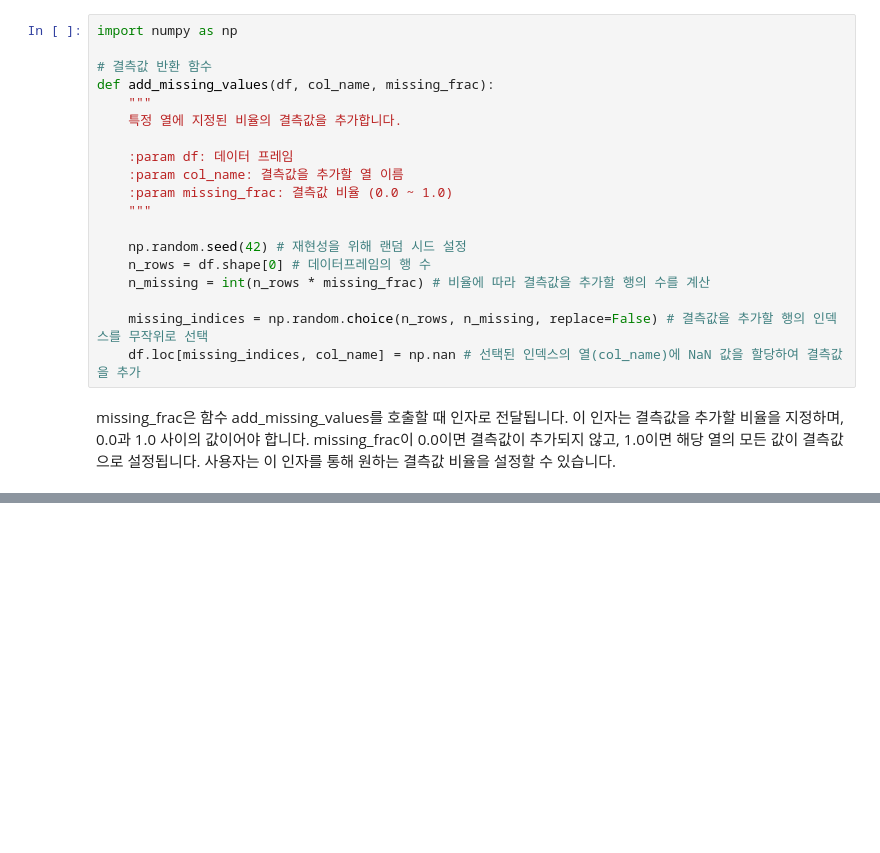
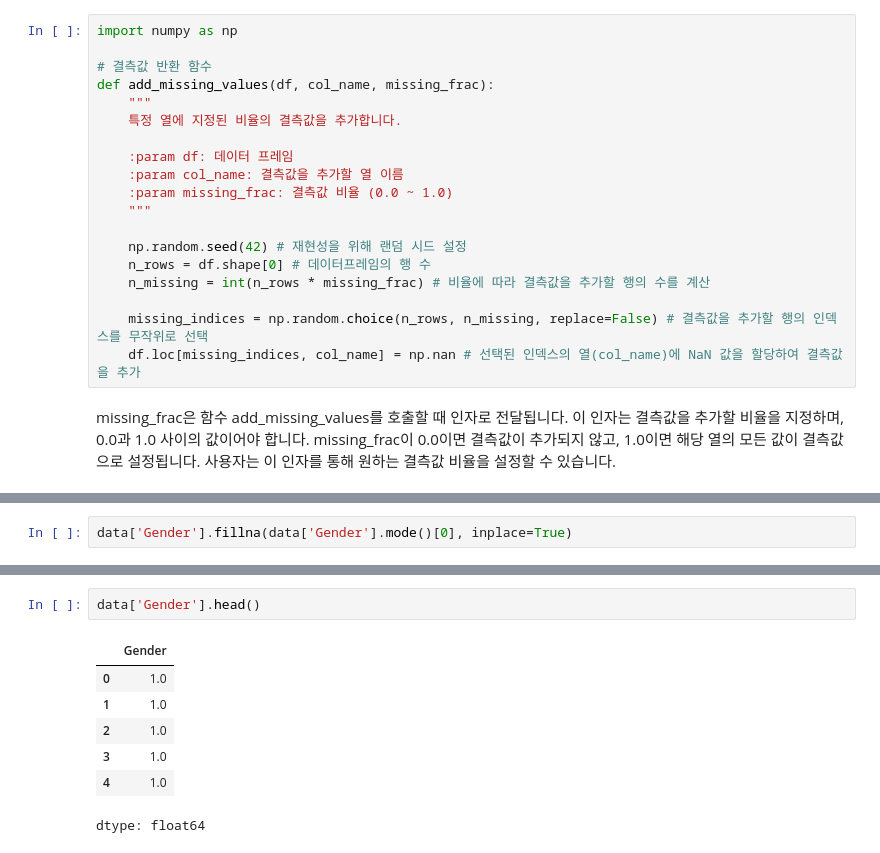
Before and after one commit to hyeonhye126/KakaoTech-Bootcamp, a Jupyter notebook: 데이터의 활용 및 구현/KTB_Day2_GenAI_데이터의활용및구현2_Practice.ipynb, the cells around one changed output, grey strips where cells are left out. Drawn from its saved outputs; the diff is of its cells as text; blank space fills up the shorter version.

```diff
--- a/데이터의 활용 및 구현/KTB_Day2_GenAI_데이터의활용및구현2_Practice.ipynb
+++ b/데이터의 활용 및 구현/KTB_Day2_GenAI_데이터의활용및구현2_Practice.ipynb
@@ -118,0 +205,2 @@ missing_frac은 함수 add_missing_values를 호출할 때 인자로 전달됩
+# %%
+data['Gender'].fillna(data['Gender'].mode()[0], inplace=True)
@@ -118,0 +231,10 @@ missing_frac은 함수 add_missing_values를 호출할 때 인자로 전달됩
+# %%
+data['Gender'].head()
+# %% [output]
+|  | Gender |
+| 0 | 1.0 |
+| 1 | 1.0 |
+| 2 | 1.0 |
+| 3 | 1.0 |
+| 4 | 1.0 |
+dtype: float64
```
Also changed, not shown: parts of 20 cells of this notebook.
